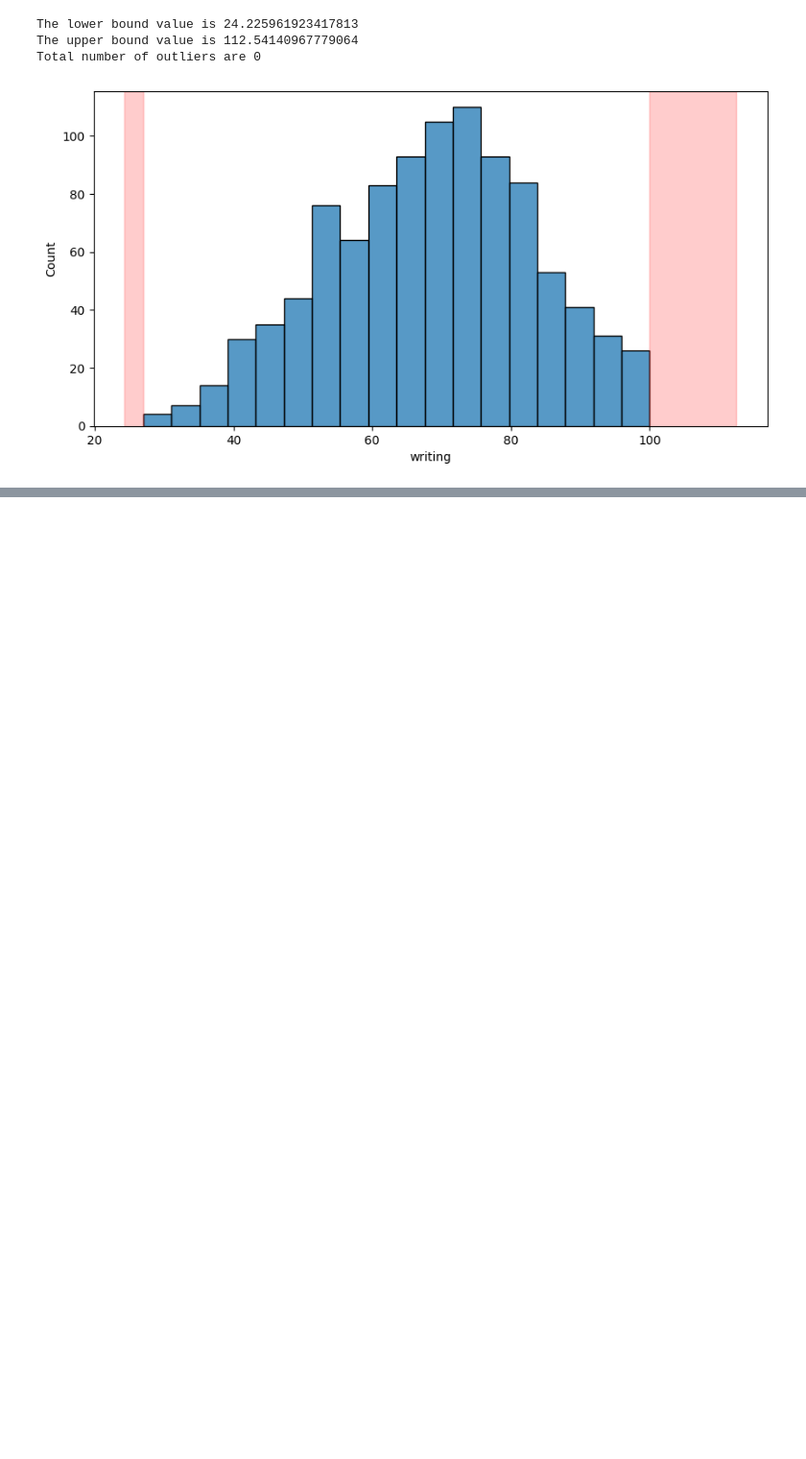
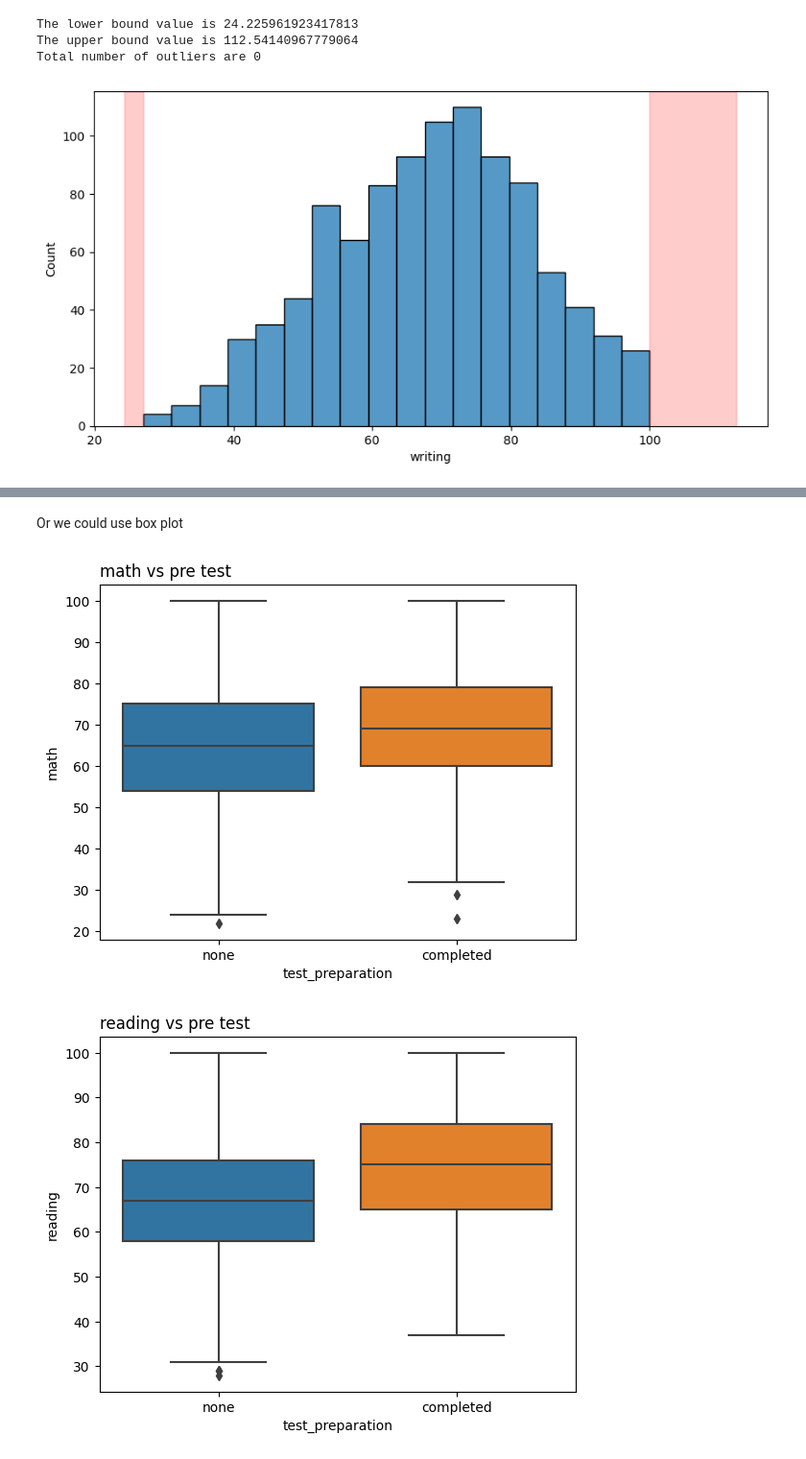
Before and after one commit to TrungHQ-02/student-result-analysis-clustering, a Jupyter notebook: student-analysis.ipynb, the cells around one changed output, grey strips where cells are left out. Shown: that part at 96% size. Saved outputs shown, nothing was run; the diff lists cells and outputs as text; code cells hidden in the pictures; blank space fills up the shorter version.

```diff
--- a/student-analysis.ipynb
+++ b/student-analysis.ipynb
@@ -183,0 +294,11 @@ Total number of outliers are 0
+# %% [markdown]
+Or we could use box plot
+# %%
+#Showing scores base on preparation before exams
+for item in research_df.columns[-4:-1]:
+    sns.boxplot(x=research_df["test_preparation"], y=research_df[item])
+    plt.title(item+" vs pre test", loc="left")
+    plt.show()
+# %% [output]
+[figure, added]
+[figure, added]
```
Also changed, not shown: parts of 30 cells of this notebook.
